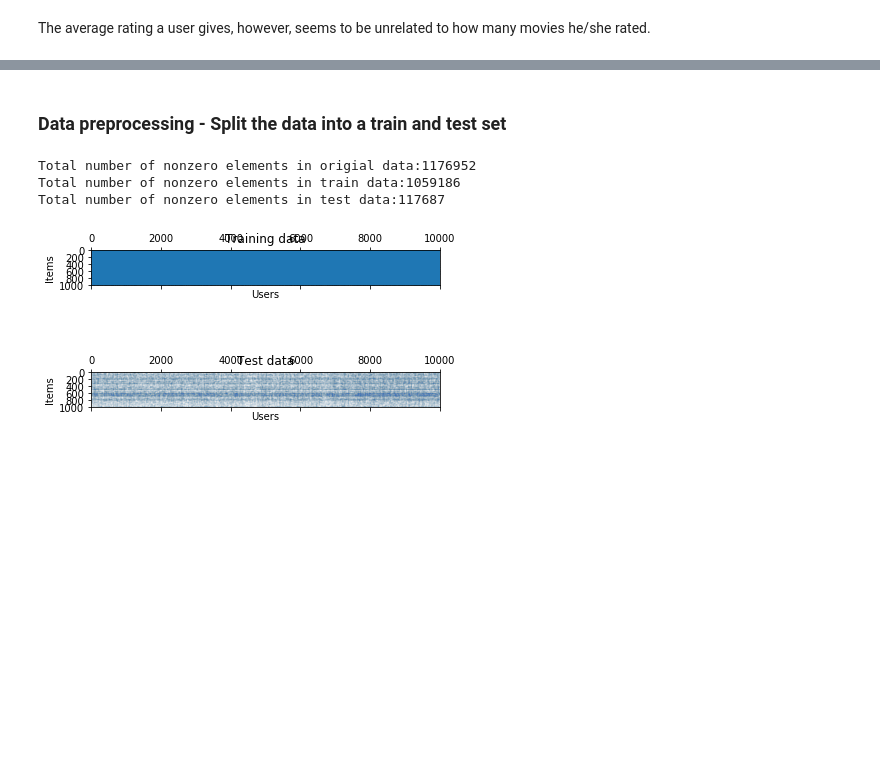
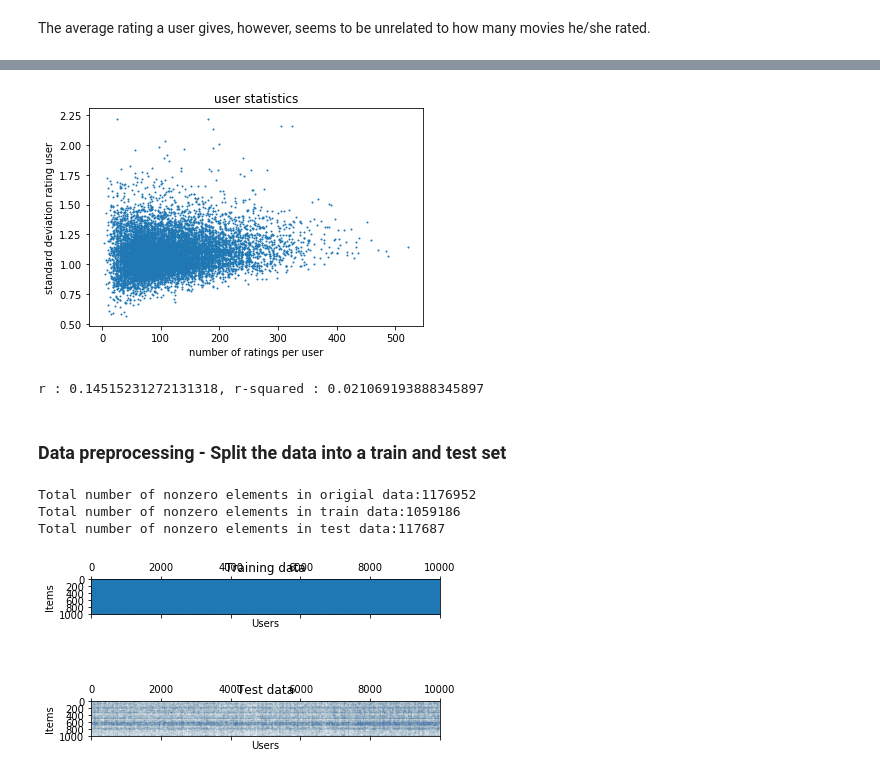
Before and after one commit to Anne-Aimee/recommender_system, a Jupyter notebook: src/main.ipynb, the cells around one changed output, grey strips where cells are left out. Saved outputs shown, nothing was run; the diff lists cells and outputs as text; code cells hidden in the pictures; blank space fills up the shorter version.

```diff
--- a/src/main.ipynb
+++ b/src/main.ipynb
@@ -99,3 +100,20 @@ Text(0, 0.5, 'average rating user')
+# %%
+normalized_ratings = ratings.tocoo()
+normalized_ratings.data -= np.mean(normalized_ratings.data)
+normalized_ratings.data *= normalized_ratings.data
+standard_deviation_user = np.sqrt(np.squeeze(np.asarray((normalized_ratings.sum(0))))/(count_ratings_user-1))    # sum of the nonzero elements, for each row
+
+plt.scatter(count_ratings_user,standard_deviation_user,s=1)
+plt.title("user statistics")
+plt.xlabel("number of ratings per user")
+plt.ylabel("standard deviation rating user")
+plt.show()
+# fit linear regression
+slope, intercept, r_value, p_value, std_err = scipy.stats.linregress(count_ratings_user,standard_deviation_user)
+print("r : {}, r-squared : {}".format(r_value, r_value**2))
+# %% [output]
+[figure, added]
+r : 0.14515231272131318, r-squared : 0.021069193888345897
 # %% [markdown]
 ### Data preprocessing - Split the data into a train and test set
 # %%
```
Also changed, not shown: parts of 11 cells of this notebook.
